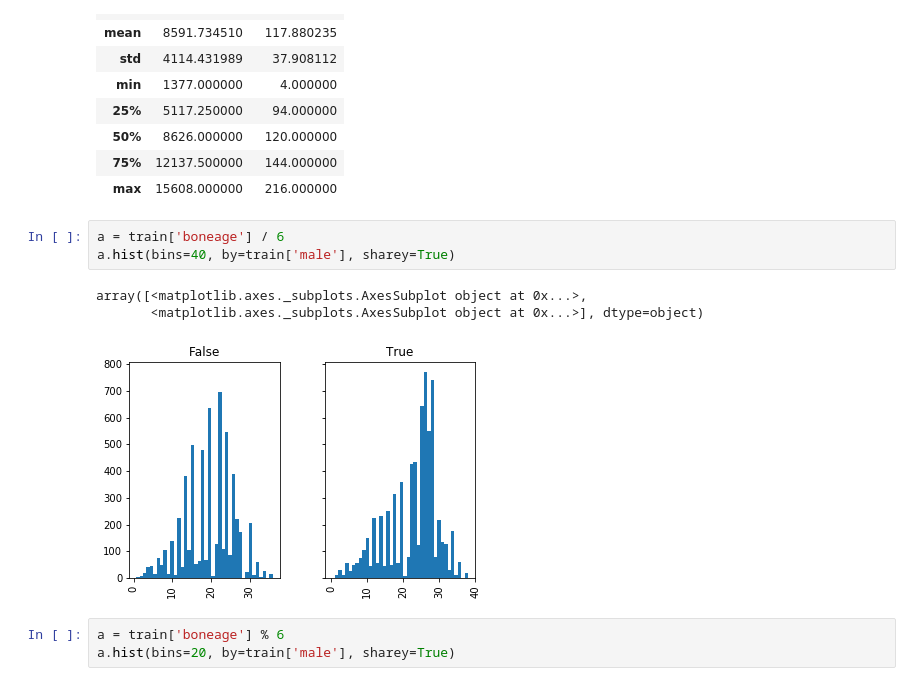
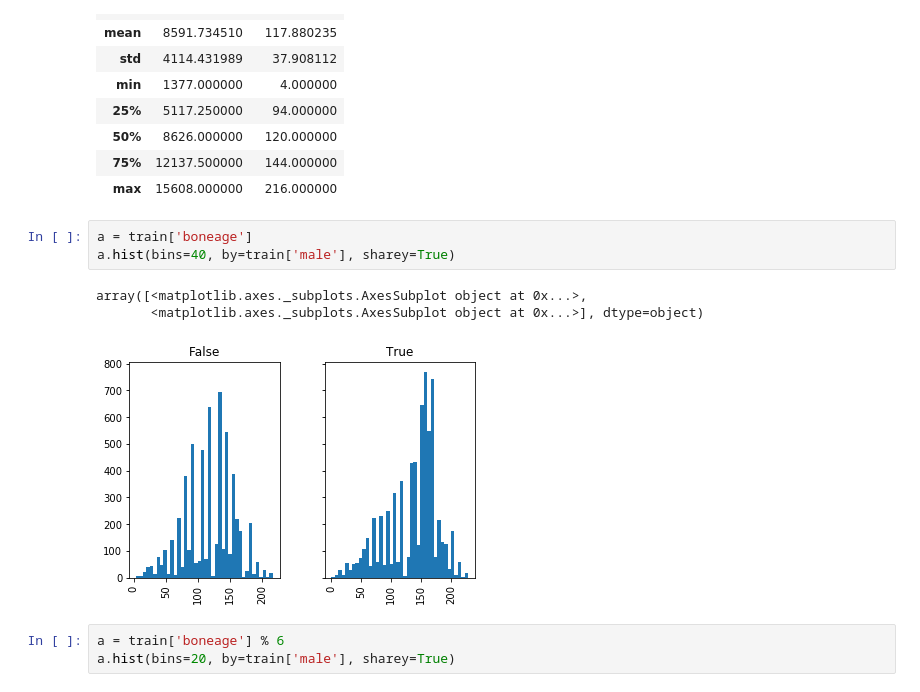
Before and after one commit to alxndrkalinin/boneage, a Jupyter notebook: notebooks/eda.ipynb, the cells around one changed output. Saved outputs shown, nothing was run; the diff lists cells and outputs as text.

```diff
--- a/notebooks/eda.ipynb
+++ b/notebooks/eda.ipynb
@@ -66,12 +66,12 @@ train[train['male']==False].describe()
 | 75% | 12137.500000 | 144.000000 |
 | max | 15608.000000 | 216.000000 |
 # %%
-a = train['boneage'] / 6
+a = train['boneage']
 a.hist(bins=40, by=train['male'], sharey=True)
 # %% [output]
 array([<matplotlib.axes._subplots.AxesSubplot object at 0x...>,
        <matplotlib.axes._subplots.AxesSubplot object at 0x...>], dtype=object)
-[figure, old version]
+[figure, new version]
 # %%
 a = train['boneage'] % 6
 a.hist(bins=20, by=train['male'], sharey=True)
```
Also changed, not shown: parts of 2 cells of this notebook, 3 other files.
